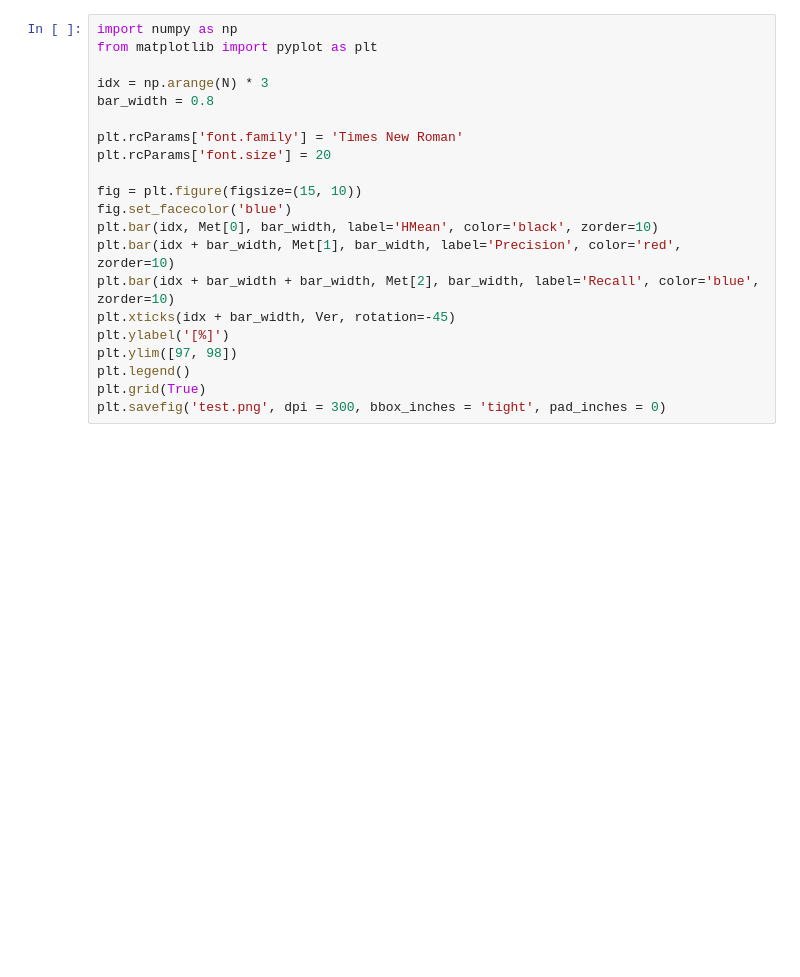
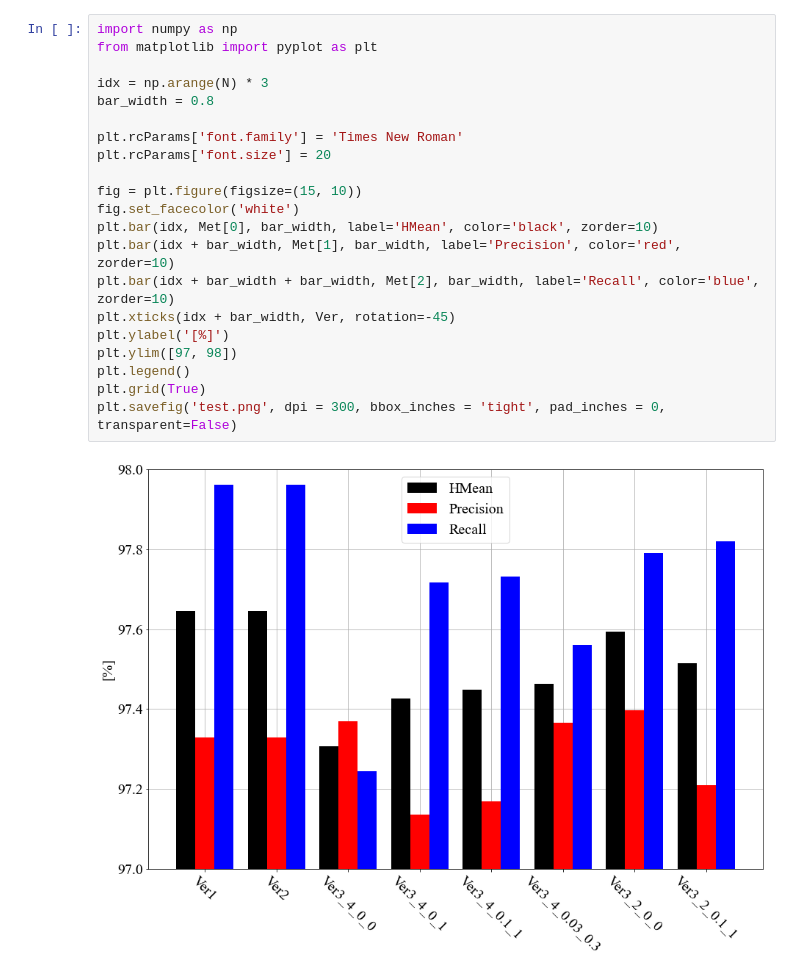
Before and after one commit to Zerohertz/pan_pp.pytorch, a Jupyter notebook: evaluation/Results.ipynb, the cells around one changed output. Cells and saved outputs as stored; diff of their text form; blank space fills up the shorter version.

```diff
--- a/evaluation/Results.ipynb
+++ b/evaluation/Results.ipynb
@@ -22,21 +42,23 @@ for i, j in enumerate(K):
 # %%
 import numpy as np
 from matplotlib import pyplot as plt
 
 idx = np.arange(N) * 3
 bar_width = 0.8
 
 plt.rcParams['font.family'] = 'Times New Roman'
 plt.rcParams['font.size'] = 20
 
 fig = plt.figure(figsize=(15, 10))
-fig.set_facecolor('blue')
+fig.set_facecolor('white')
 plt.bar(idx, Met[0], bar_width, label='HMean', color='black', zorder=10)
 plt.bar(idx + bar_width, Met[1], bar_width, label='Precision', color='red', zorder=10)
 plt.bar(idx + bar_width + bar_width, Met[2], bar_width, label='Recall', color='blue', zorder=10)
 plt.xticks(idx + bar_width, Ver, rotation=-45)
 plt.ylabel('[%]')
 plt.ylim([97, 98])
 plt.legend()
 plt.grid(True)
-plt.savefig('test.png', dpi = 300, bbox_inches = 'tight', pad_inches = 0)
+plt.savefig('test.png', dpi = 300, bbox_inches = 'tight', pad_inches = 0, transparent=False)
+# %% [output]
+[figure, added]
```
Also changed, not shown: parts of 2 cells of this notebook, 1 other file.
